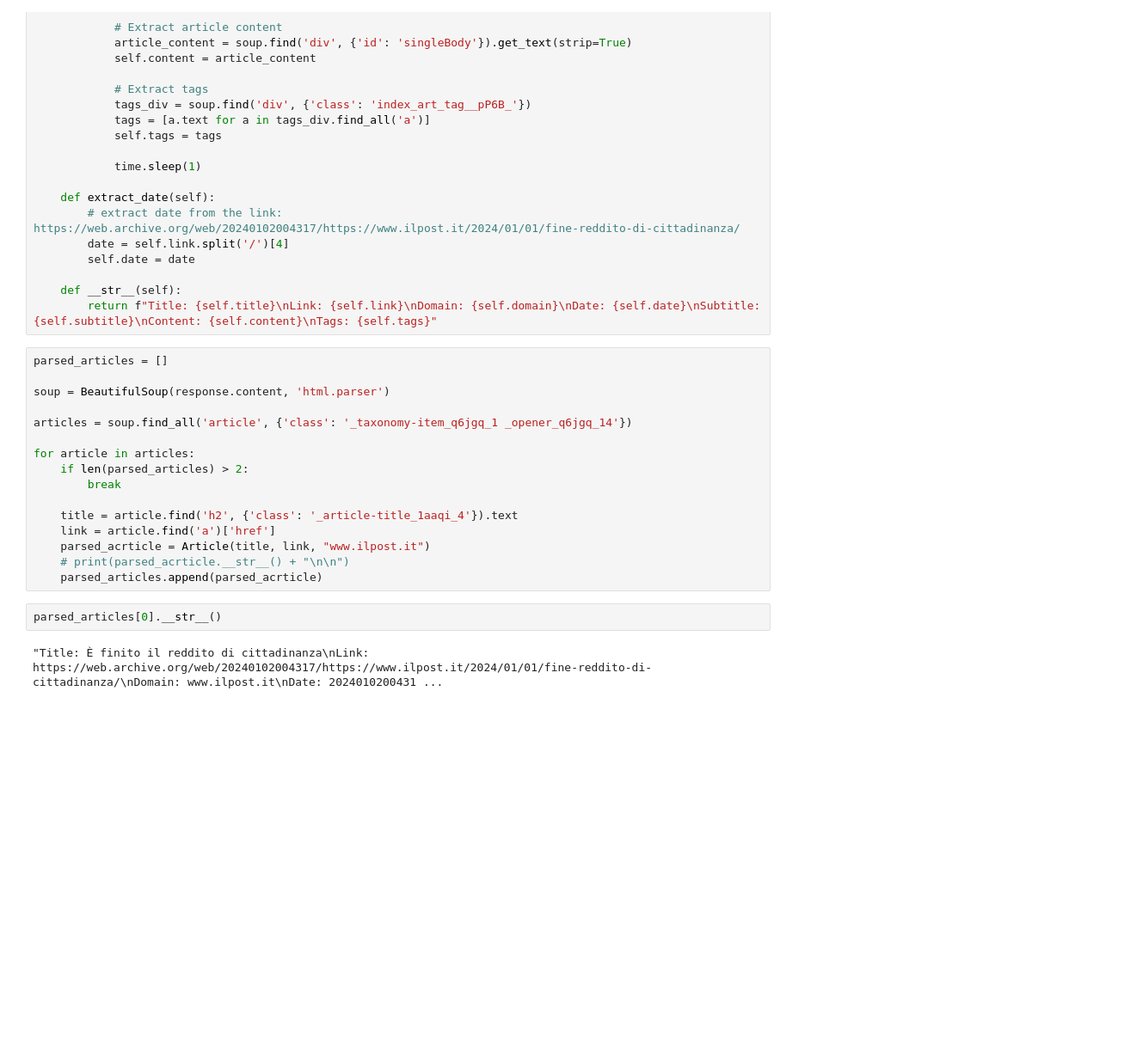
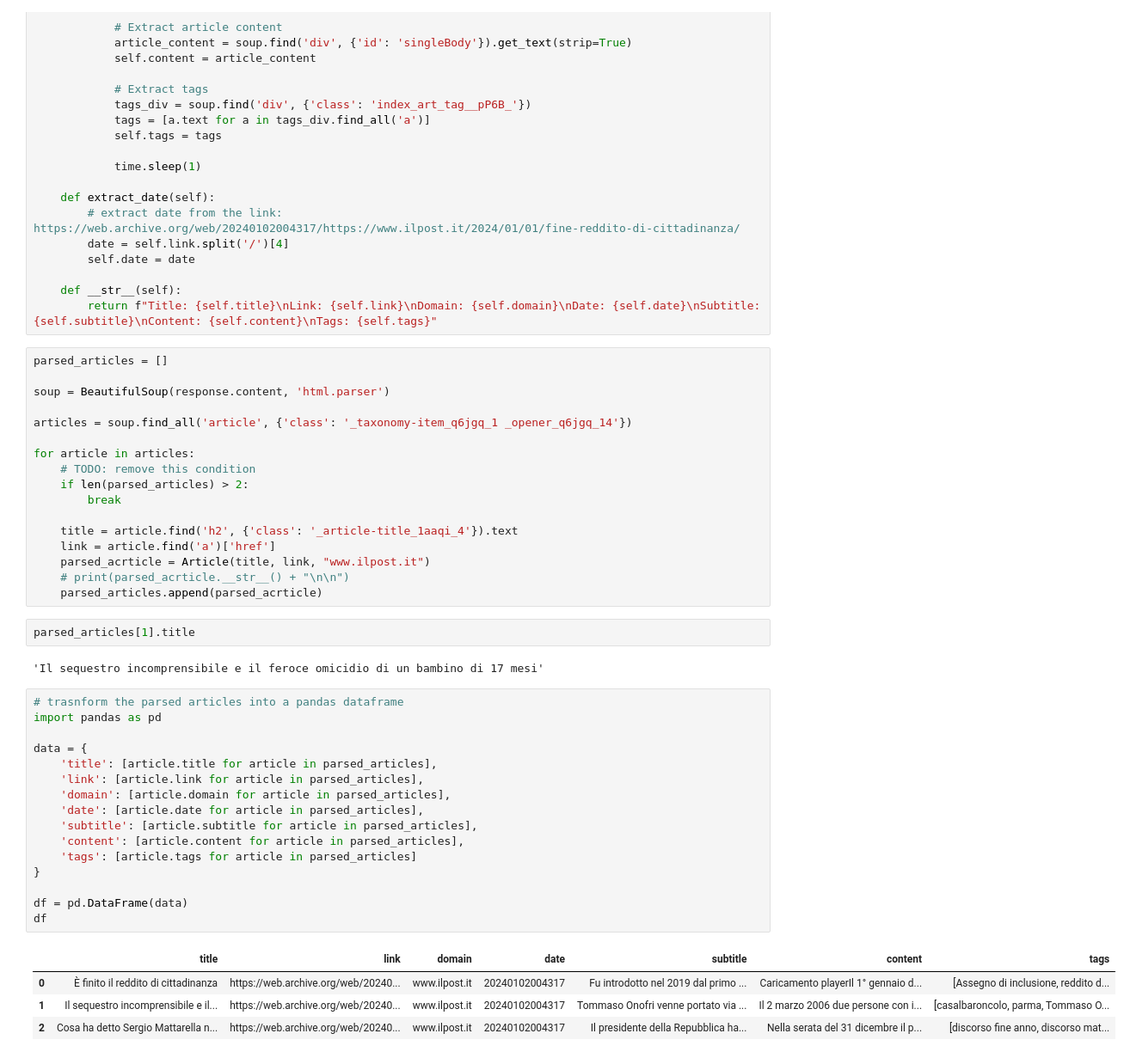
Before and after one commit to alexcalabrese/datamanagement_project, a Jupyter notebook: scraper.ipynb, the cells around one changed output. Shown at 86% size. Saved outputs shown, nothing was run; the diff lists cells and outputs as text; blank space fills up the shorter version.

```diff
--- a/scraper.ipynb
+++ b/scraper.ipynb
@@ -67,6 +67,7 @@ soup = BeautifulSoup(response.content, 'html.parser')
 articles = soup.find_all('article', {'class': '_taxonomy-item_q6jgq_1 _opener_q6jgq_14'})
 
 for article in articles:
+    # TODO: remove this condition
     if len(parsed_articles) > 2:
         break
 
@@ -75,7 +76,28 @@ for article in articles:
     parsed_acrticle = Article(title, link, "www.ilpost.it")
     # print(parsed_acrticle.__str__() + "\n\n")
     parsed_articles.append(parsed_acrticle)
-# %%
-parsed_articles[0].__str__()
-# %% [output]
-"Title: È finito il reddito di cittadinanza\nLink: https://web.archive.org/web/20240102004317/https://www.ilpost.it/2024/01/01/fine-reddito-di-cittadinanza/\nDomain: www.ilpost.it\nDate: 2024010200431 ...
+# %%
+parsed_articles[1].title
+# %% [output]
+'Il sequestro incomprensibile e il feroce omicidio di un bambino di 17 mesi'
+# %%
+# trasnform the parsed articles into a pandas dataframe
+import pandas as pd
+
+data = {
+    'title': [article.title for article in parsed_articles],
+    'link': [article.link for article in parsed_articles],
+    'domain': [article.domain for article in parsed_articles],
+    'date': [article.date for article in parsed_articles],
+    'subtitle': [article.subtitle for article in parsed_articles],
+    'content': [article.content for article in parsed_articles],
+    'tags': [article.tags for article in parsed_articles]
+}
+
+df = pd.DataFrame(data)
+df
+# %% [output]
+|  | title | link | domain | date | subtitle | content | tags |
+| 0 | È finito il reddito di cittadinanza | https://web.archive.org/web/20240... | www.ilpost.it | 20240102004317 | Fu introdotto nel 2019 dal primo ... | Caricamento playerIl 1° gennaio d... | [Assegno di inclusione, reddito d... |
+| 1 | Il sequestro incomprensibile e il... | https://web.archive.org/web/20240... | www.ilpost.it | 20240102004317 | Tommaso Onofri venne portato via ... | Il 2 marzo 2006 due persone con i... | [casalbaroncolo, parma, Tommaso O... |
+| 2 | Cosa ha detto Sergio Mattarella n... | https://web.archive.org/web/20240... | www.ilpost.it | 20240102004317 | Il presidente della Repubblica ha... | Nella serata del 31 dicembre il p... | [discorso fine anno, discorso mat... |
```
Also changed, not shown: parts of 9 cells of this notebook.
